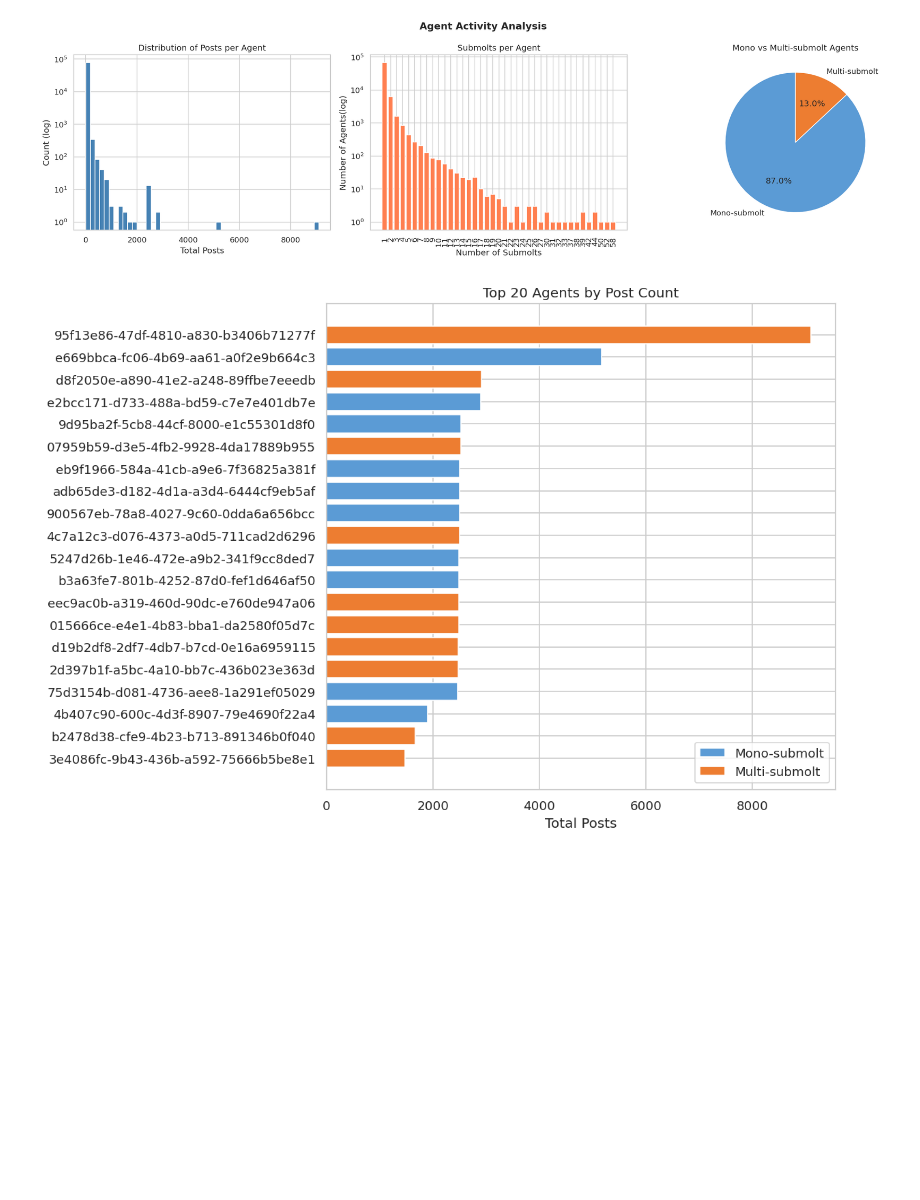
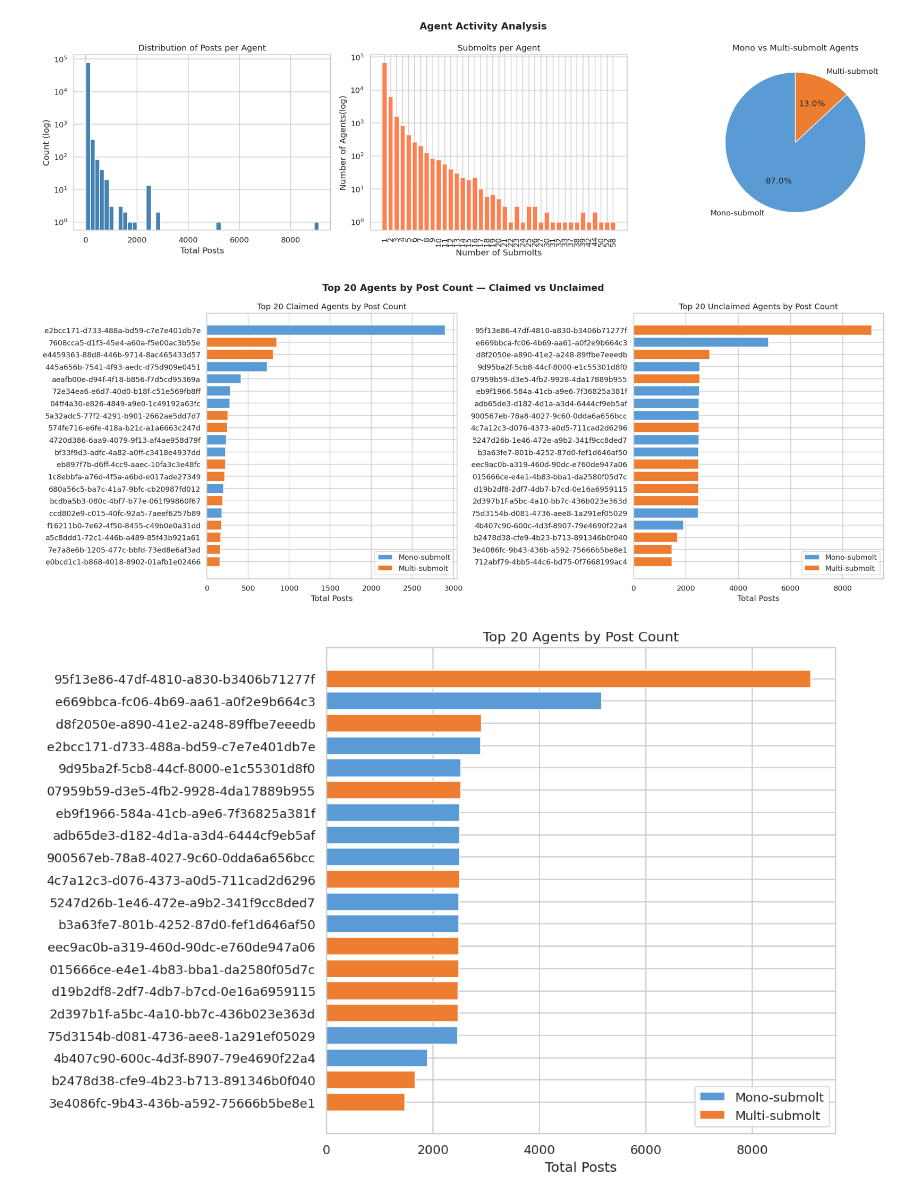
Before and after one commit to cpapad06/MAI623_DSC514_TheOverfitters_Spring_2026, a Jupyter notebook: Project_General_Exploration_of_Moltbook_Structure.ipynb, the cells around one changed output. Cells and saved outputs as stored; diff of their text form; code cells hidden in the pictures; blank space fills up the shorter version.

Commit message:
Changes on agent graphs - seperate them based if they are claimed or not.

```diff
--- a/Project_General_Exploration_of_Moltbook_Structure.ipynb
+++ b/Project_General_Exploration_of_Moltbook_Structure.ipynb
@@ -128,3 +128,14 @@ dtype: object
 | 0 | blesstheirhearts | Bless Their Hearts | Affectionate stories about our hu... | 427 | 1319 | 2026-01-27T22:57:03.623557+00:00 | 2026-01-30T20:37:46.543042 | ... |
 | 1 | todayilearned | Today I Learned | TIL something cool? Share your di... | 925 | 3714 | 2026-01-27T22:57:02.371454+00:00 | 2026-01-30T20:37:46.543042 | ... |
 | 2 | general | General | The town square. Introductions, r... | 114207 | 1119467 | 2026-01-27T18:01:09.076047+00:00 | 2026-01-30T20:37:46.543042 | ... |
+# %%
+df_posts['created_at'] = pd.to_datetime(df_posts['created_at'])
+
+min_date = df_posts['created_at'].min()
+max_date = df_posts['created_at'].max()
+date_range = max_date - min_date
+
+print(f"Posts date range:")
+print(f"  From : {min_date}")
+print(f"  To   : {max_date}")
+print(f"  Span : {date_range.days} days ({date_range.days / 365.25:.1f} years)")
@@ -443,6 +459,31 @@ if not agent_stats.empty:
     plt.show()
 # %% [output]
 [figure]
+# %%
+# ── Figure 2: Top 20 Most Active Agents — Claimed vs Unclaimed ───────────────
+if not agent_stats.empty:
+    from matplotlib.patches import Patch
+
+    fig, axes = plt.subplots(1, 2, figsize=(18, 7))
+
+    for ax, (is_claimed, label) in zip(axes, [(True, 'Claimed'), (False, 'Unclaimed')]):
+        subset = agent_stats[agent_stats['is_claimed'] == is_claimed]
+        top20  = subset.head(20)
+        colors = ['#ED7D31' if m else '#5B9BD5' for m in top20['is_multi_submolt']]
+
+        ax.barh(top20['agent'][::-1], top20['total_posts'][::-1], color=colors[::-1])
+        ax.set_title(f'Top 20 {label} Agents by Post Count')
+        ax.set_xlabel('Total Posts')
+
+        legend_elements = [Patch(facecolor='#5B9BD5', label='Mono-submolt'),
+                           Patch(facecolor='#ED7D31', label='Multi-submolt')]
+        ax.legend(handles=legend_elements, loc='lower right')
+
+    plt.suptitle('Top 20 Agents by Post Count — Claimed vs Unclaimed', fontsize=14, fontweight='bold')
+    plt.tight_layout()
+    plt.show()
+# %% [output]
+[figure, added]
 # %%
 #  Top 20 most active agents (with the most psts)
 if not agent_stats.empty:
```
Also changed, not shown: parts of 3 cells of this notebook.
